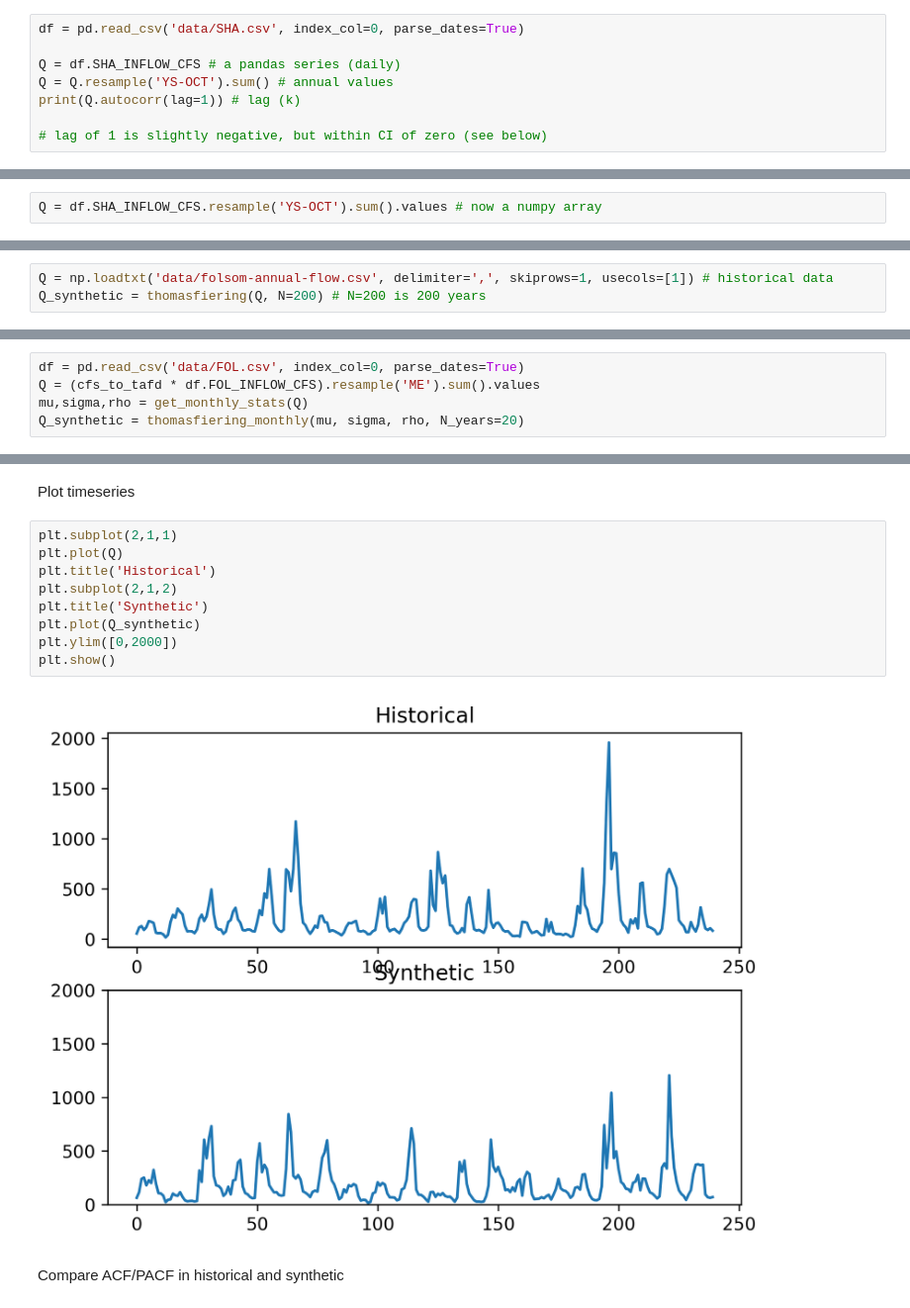
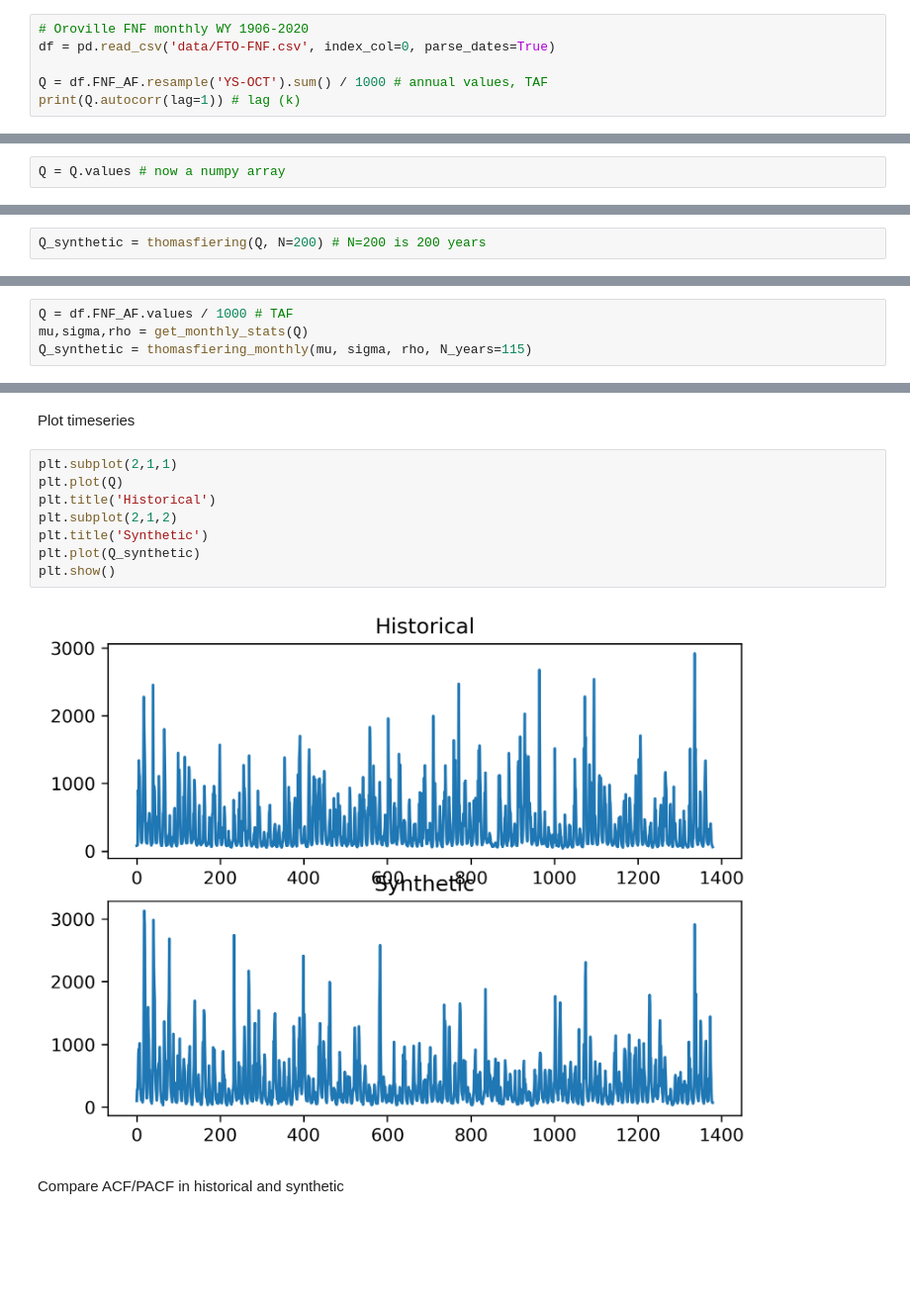
Before and after one commit to jdherman/eci273, a Jupyter notebook: L08-synthetic-streamflow.ipynb, the cells around one changed output, grey strips where cells are left out. Shown at 99% size. Drawn from its saved outputs; the diff is of its cells as text; blank space fills up the shorter version.

```diff
--- a/L08-synthetic-streamflow.ipynb
+++ b/L08-synthetic-streamflow.ipynb
@@ -106,11 +106,9 @@ print(x)
 # %% [markdown]
 ## _Autocorrelation_
 # %%
-df = pd.read_csv('data/SHA.csv', index_col=0, parse_dates=True)
+# Oroville FNF monthly WY 1906-2020
+df = pd.read_csv('data/FTO-FNF.csv', index_col=0, parse_dates=True)
 
-Q = df.SHA_INFLOW_CFS # a pandas series (daily)
-Q = Q.resample('YS-OCT').sum() # annual values
+Q = df.FNF_AF.resample('YS-OCT').sum() / 1000 # annual values, TAF
 print(Q.autocorr(lag=1)) # lag (k)
-
-# lag of 1 is slightly negative, but within CI of zero (see below)
 # %% [output]
@@ -136,7 +134,7 @@ plt.show()
 # %% [markdown]
 We did this with `pandas` to simplify the resampling operations, but we can also do it with `numpy` (using annual flow values)
 # %%
-Q = df.SHA_INFLOW_CFS.resample('YS-OCT').sum().values # now a numpy array
+Q = Q.values # now a numpy array
 # %%
 def autocorr(x,k):
     return np.corrcoef(x[:len(x)-k], x[k:])[0,1]
@@ -178,7 +176,6 @@ Assume annual flow data is lognormally distributed
 # %% [markdown]
 This will avoid negative flows
 # %%
-Q = np.loadtxt('data/folsom-annual-flow.csv', delimiter=',', skiprows=1, usecols=[1]) # historical data
 Q_synthetic = thomasfiering(Q, N=200) # N=200 is 200 years
 # %%
 print('Means: %f, %f' % (Q.mean(), Q_synthetic.mean()))
@@ -246,10 +244,9 @@ def thomasfiering_monthly(mu, sigma, rho, N_years):
 # %% [markdown]
 Read in data and generate synthetic timeseries
 # %%
-df = pd.read_csv('data/FOL.csv', index_col=0, parse_dates=True)
-Q = (cfs_to_tafd * df.FOL_INFLOW_CFS).resample('ME').sum().values
+Q = df.FNF_AF.values / 1000 # TAF
 mu,sigma,rho = get_monthly_stats(Q)
-Q_synthetic = thomasfiering_monthly(mu, sigma, rho, N_years=20)
+Q_synthetic = thomasfiering_monthly(mu, sigma, rho, N_years=115)
 # %% [markdown]
 Compare synthetic stats to historical
 # %%
@@ -284,14 +281,13 @@ Plot timeseries
 # %%
 plt.subplot(2,1,1)
 plt.plot(Q)
 plt.title('Historical')
 plt.subplot(2,1,2)
 plt.title('Synthetic')
 plt.plot(Q_synthetic)
-plt.ylim([0,2000])
 plt.show()
 # %% [output]
-[figure, old version]
+[figure, new version]
 # %% [markdown]
 Compare ACF/PACF in historical and synthetic
 # %%
```
Also changed, not shown: parts of 8 cells of this notebook.
